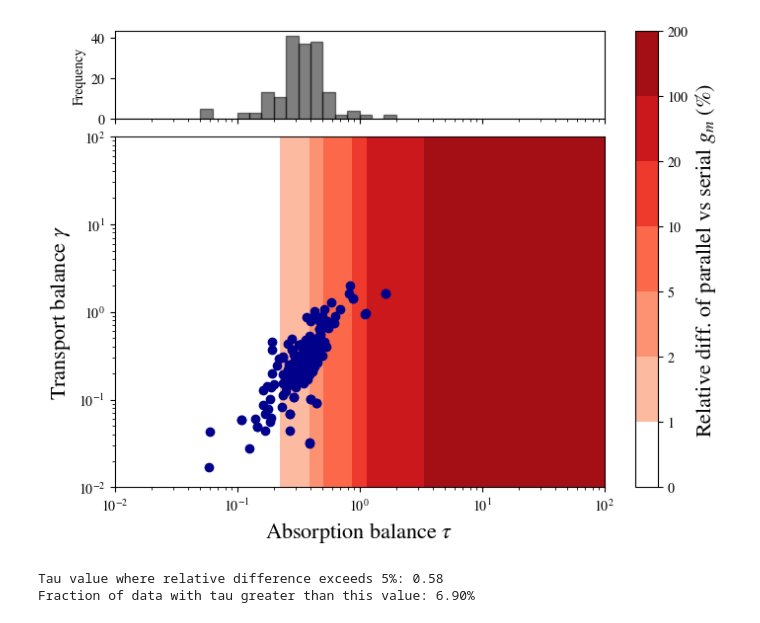
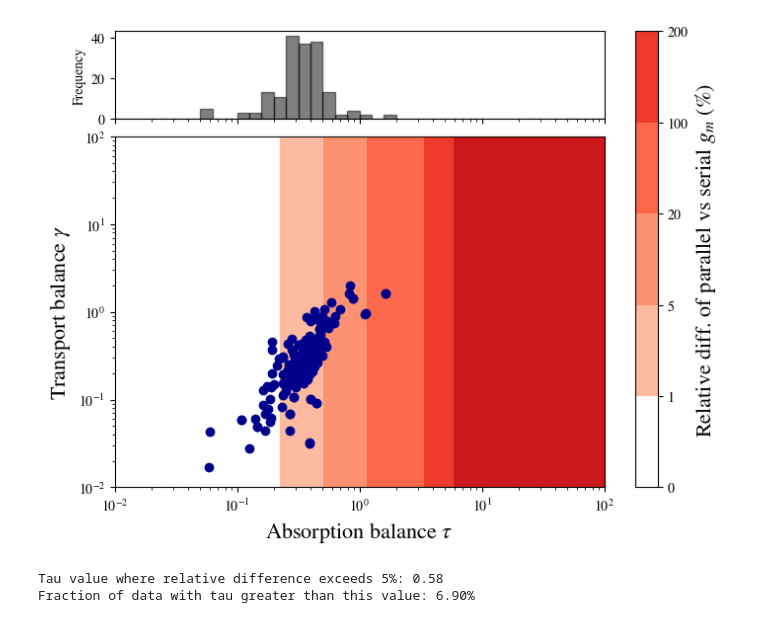
Before and after one commit to andreas-stillits/CarbonFixationModel1D, a Jupyter notebook: figures/scripts/figure3gm.ipynb, the cells around one changed output. Drawn from its saved outputs; the diff is of its cells as text; code cells hidden in the pictures.

```diff
--- a/figures/scripts/figure3gm.ipynb
+++ b/figures/scripts/figure3gm.ipynb
@@ -18,8 +18,8 @@ cmap = mpl.colors.ListedColormap(colors[32::32])
 # force the first color to be white
 cmap.colors[0] = (1, 1, 1, 1)
 # define the bounds and normalize
-bounds = [0, 1, 2, 5, 10, 20, 100, 200]
-norm = mpl.colors.BoundaryNorm(bounds, 7)
+bounds = [0, 1, 5, 20, 100, 200]
+norm = mpl.colors.BoundaryNorm(bounds, 5)
 
 
 # This script compares the serial and parallel mesophyll conductance models
@@ -60,33 +60,33 @@ ax_hist.hist(
     cumulative=False,    # set true if you want cumulative histogram
     histtype='bar',
     color='black',
     edgecolor='black',
     alpha=0.5,
 )
 ax_hist.set_xscale('log')
 # ax_hist.set_yscale('log') # log scale if cumulative
 ax_hist.set_ylabel('Frequency', fontsize=10)
 ax_hist.tick_params(labelbottom=False)  # hide x labels on the top axes
 ax_hist.yaxis.set_major_formatter(FormatStrFormatter('%.0f'))  # '%.0f%%' if attached % signs
 ax_hist.yaxis.set_minor_formatter(NullFormatter())
 
 
 ax.set_xlim(0.01, 100)
 ax.set_ylim(0.01, 100)
 ax.set_xscale('log')
 ax.set_yscale('log')
 ax.set_xlabel(r'Absorption balance $\tau$', fontsize=16)
 ax.set_ylabel(r'Transport balance $\gamma$', fontsize=16)
 plt.savefig('../vectorgraphics/figure3gm_2.svg')
 plt.show()
 
 mask = diff < 5
 # find index of first false
 index = np.argmax(~mask)
 tau_5perc = taus[index]
 print(f'Tau value where relative difference exceeds 5%: {tau_5perc:.2f}')
 print(f"Fraction of data with tau greater than this value: {np.sum(taus_data > tau_5perc) / len(taus_data) * 100:.2f}%")
 # %% [output]
-[figure, old version]
+[figure, new version]
 Tau value where relative difference exceeds 5%: 0.58
 Fraction of data with tau greater than this value: 6.90%
```
Also changed, not shown: 1 other file.
